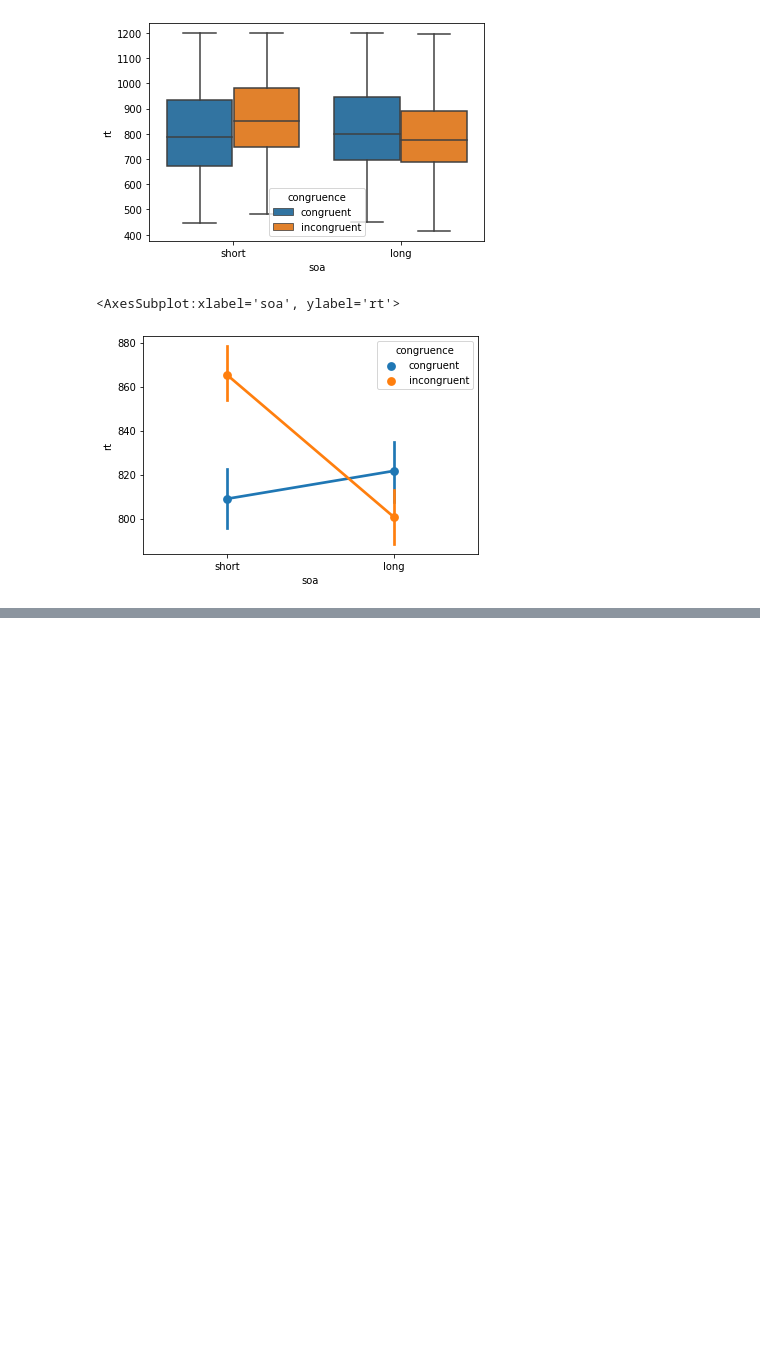
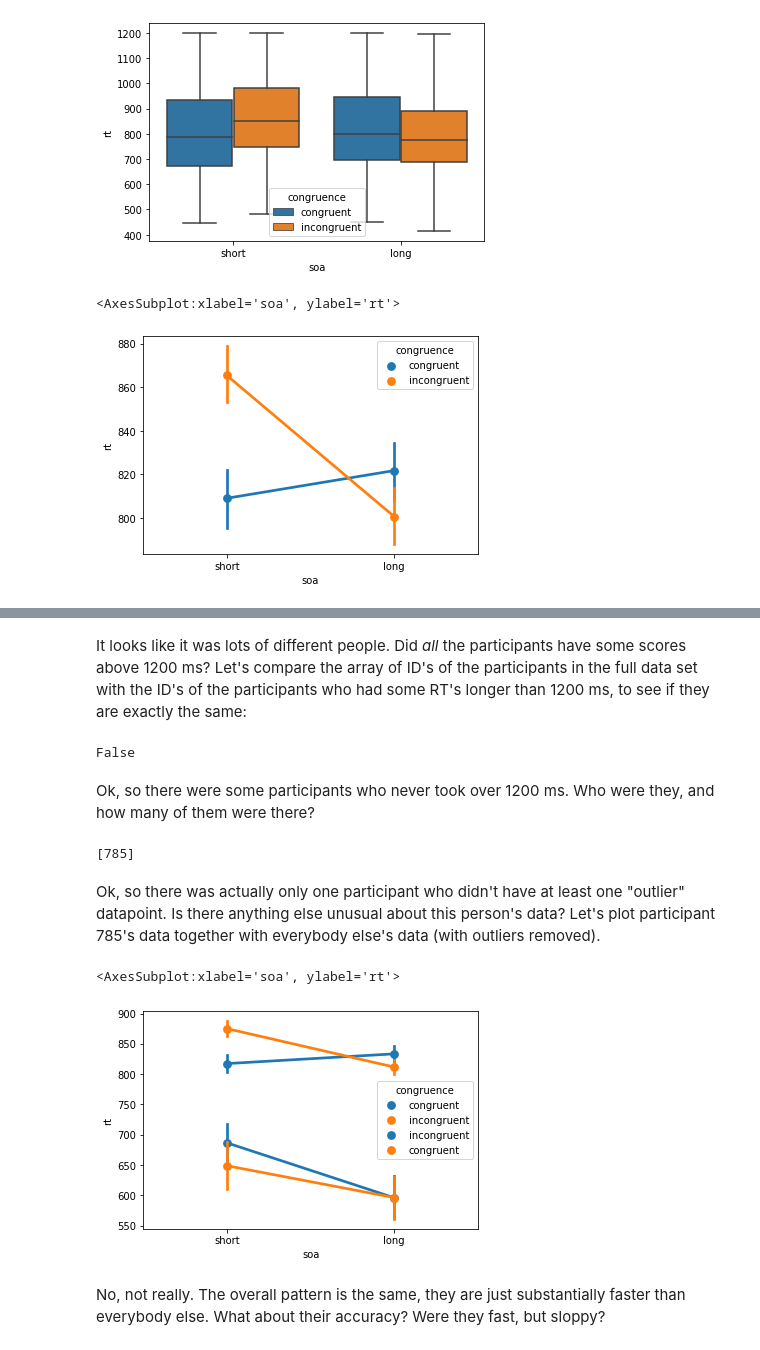
Before and after one commit to ethanweed/ExPsyLing, a Jupyter notebook: 2022/Notebooks/Labs_notebooks/Lab_10_Experiment_2.ipynb, the cells around one changed output, grey strips where cells are left out. Cells and saved outputs as stored; diff of their text form; code cells hidden in the pictures; blank space fills up the shorter version.

```diff
--- a/2022/Notebooks/Labs_notebooks/Lab_10_Experiment_2.ipynb
+++ b/2022/Notebooks/Labs_notebooks/Lab_10_Experiment_2.ipynb
@@ -5,4 +6,28 @@ import seaborn as sns
 
 import warnings
 warnings.filterwarnings('ignore')
+# %%
+raw_a = pd.read_csv("MR_A.csv")
+raw_b = pd.read_csv("MR_B.csv")
+
+df_A = pd.DataFrame({"id": raw_a['jatosStudyResultId'],
+                     "counter_balance": raw_a['counterbalance'],
+                     "condition": raw_a['condition'],
+                     "rt": raw_a['response_time'],
+                     "congruence": raw_a['congruence'],
+                     "soa": raw_a['soa_condition']})
+df_A = df_A.loc[df_A['soa'] != 'practice']
+df_A.head()
+
+
+df_B = pd.DataFrame({"id": raw_b['jatosStudyResultId'],
+                     "counter_balance": raw_b['counterbalance'],
+                     "condition": raw_b['condition'],
+                     "rt": raw_b['response_time'],
+                     "congruence": raw_b['congruence'],
+                     "soa": raw_b['soa_condition']})
+df_B = df_B.loc[df_B['soa'] != 'practice']
+df_B.head()
+
+df = pd.concat([df_A,df_B])
 # %%
@@ -45,0 +84,26 @@ sns.pointplot(data = df.loc[df['rt'] < 1200], x = 'soa', y = 'rt', hue = 'congru
+# %% [markdown]
+It looks like it was lots of different people. Did _all_ the participants have some scores above 1200 ms? Let's compare the array of ID's of the participants in the full data set with the ID's of the participants who had some RT's longer than 1200 ms, to see if they are exactly the same:
+# %%
+np.array_equal(outliers['id'].unique(), df['id'].unique())
+# %% [output]
+False
+# %% [markdown]
+Ok, so there were some participants who never took over 1200 ms. Who were they, and how many of them were there?
+# %%
+speed_demons = [x for x in df['id'].unique() if x not in outliers['id'].unique()]
+speed_demons
+# %% [output]
+[785]
+# %% [markdown]
+Ok, so there was actually only one participant who didn't have at least one "outlier" datapoint. Is there anything else unusual about this person's data? Let's plot participant 785's data together with everybody else's data (with outliers removed).
+# %%
+
+sns.pointplot(data = df.loc[((df['rt'] < 1200) & (df['id'] != 785))],
+              x = 'soa', y = 'rt',
+              hue = 'congruence')
+sns.pointplot(data = df.loc[df['id'] == 785], x = 'soa', y = 'rt', hue = 'congruence')
+# %% [output]
+<AxesSubplot:xlabel='soa', ylabel='rt'>
+[figure, added]
+# %% [markdown]
+No, not really. The overall pattern is the same, they are just substantially faster than everybody else. What about their accuracy? Were they fast, but sloppy?
```
Also changed, not shown: parts of 10 cells of this notebook, 3 other files.
